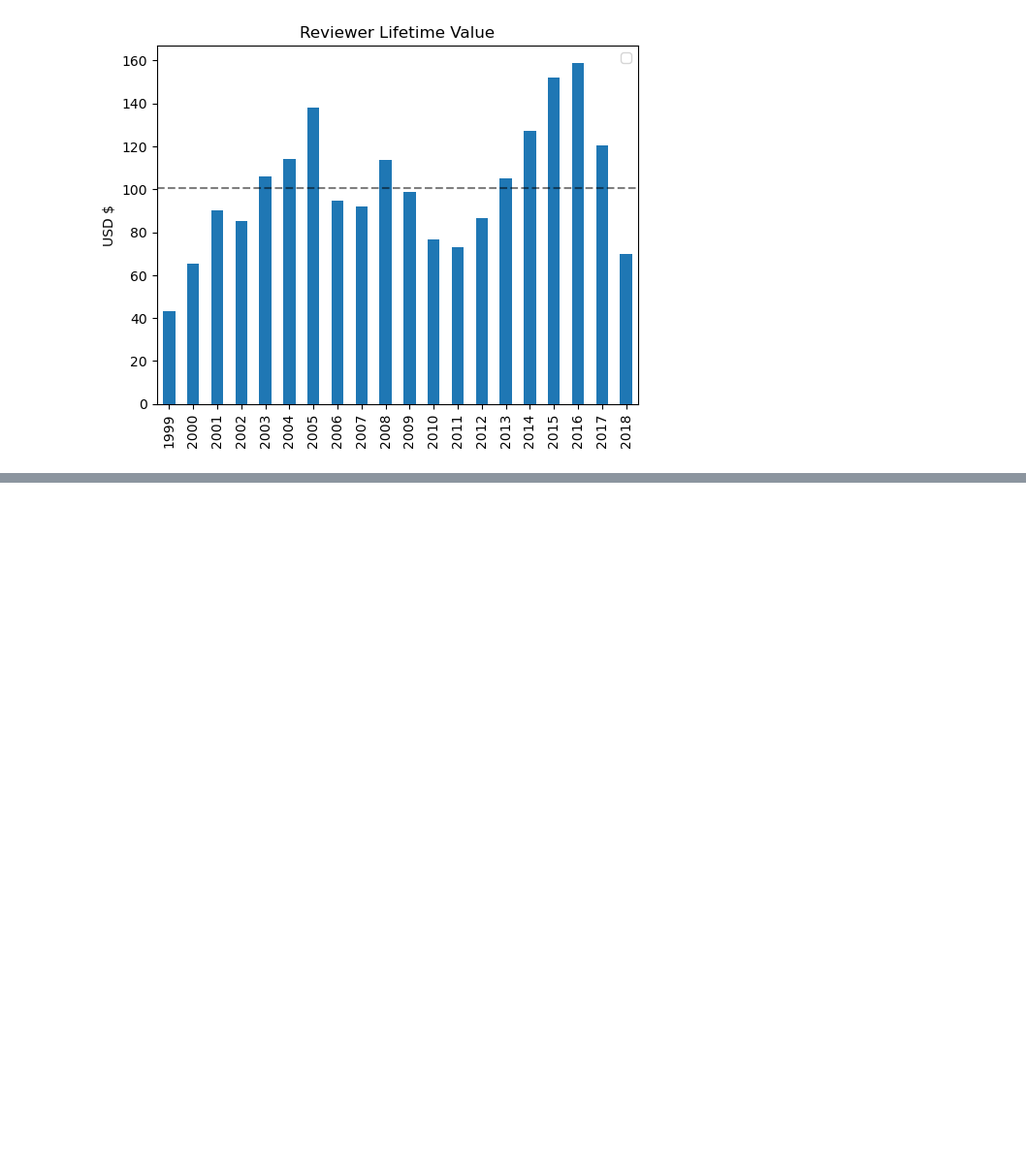
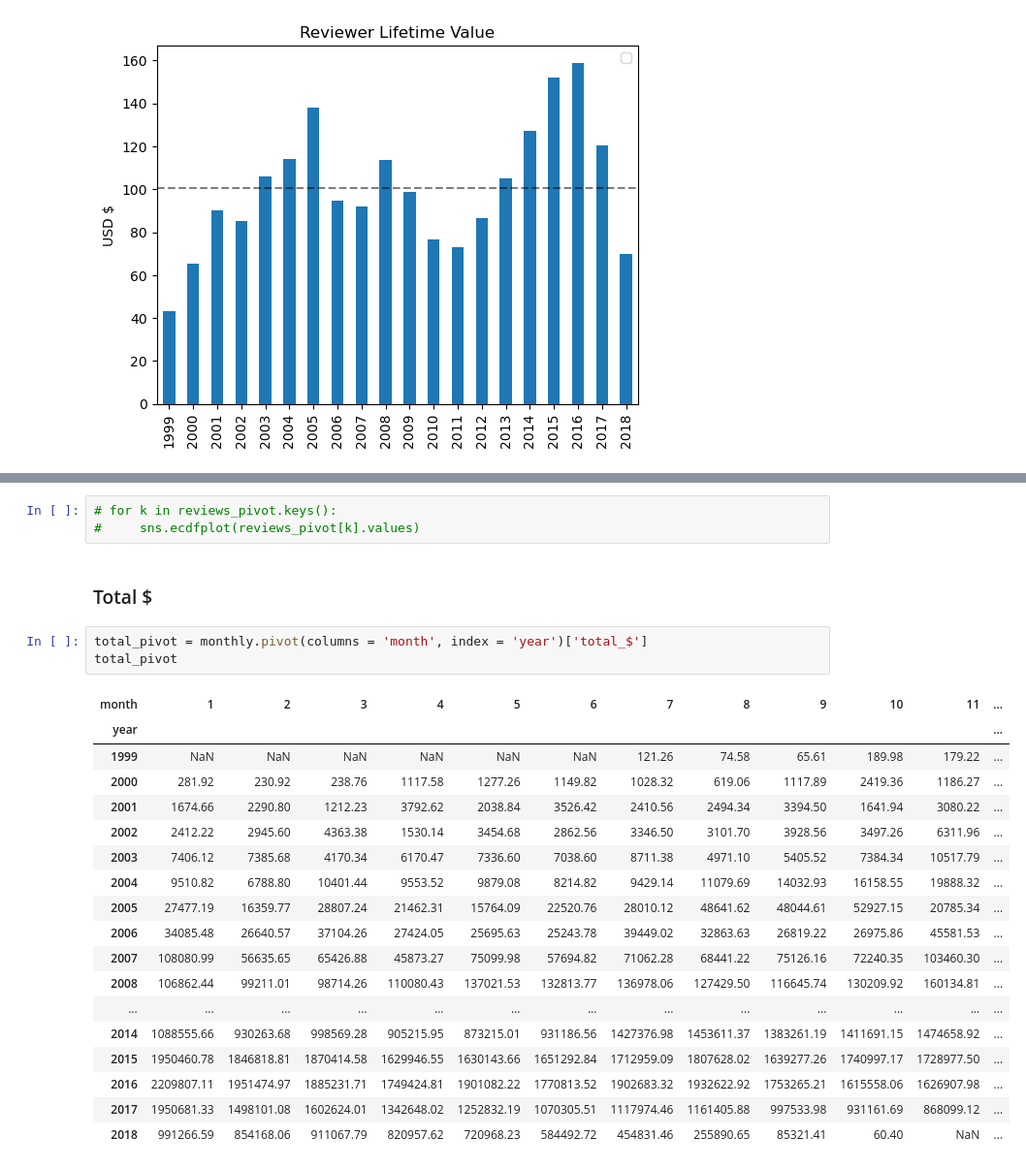
Before and after one commit to clmangham/amazon_electronics_reviewer_value, a Jupyter notebook: electronics_analysis.ipynb, the cells around one changed output, grey strips where cells are left out. Shown: that part at 97% size. Cells and saved outputs as stored; diff of their text form; blank space fills up the shorter version.

```diff
--- a/electronics_analysis.ipynb
+++ b/electronics_analysis.ipynb
@@ -326,0 +387,27 @@ plt.show()
+# %%
+# for k in reviews_pivot.keys():
+#     sns.ecdfplot(reviews_pivot[k].values)
+# %% [markdown]
+### Total $
+# %%
+total_pivot = monthly.pivot(columns = 'month', index = 'year')['total_$']
+total_pivot
+# %% [output]
+| month | 1 | 2 | 3 | 4 | 5 | 6 | 7 | 8 | 9 | 10 | 11 | ... |
+| year |  |  |  |  |  |  |  |  |  |  |  | ... |
+| 1999 | NaN | NaN | NaN | NaN | NaN | NaN | 121.26 | 74.58 | 65.61 | 189.98 | 179.22 | ... |
+| 2000 | 281.92 | 230.92 | 238.76 | 1117.58 | 1277.26 | 1149.82 | 1028.32 | 619.06 | 1117.89 | 2419.36 | 1186.27 | ... |
+| 2001 | 1674.66 | 2290.80 | 1212.23 | 3792.62 | 2038.84 | 3526.42 | 2410.56 | 2494.34 | 3394.50 | 1641.94 | 3080.22 | ... |
+| 2002 | 2412.22 | 2945.60 | 4363.38 | 1530.14 | 3454.68 | 2862.56 | 3346.50 | 3101.70 | 3928.56 | 3497.26 | 6311.96 | ... |
+| 2003 | 7406.12 | 7385.68 | 4170.34 | 6170.47 | 7336.60 | 7038.60 | 8711.38 | 4971.10 | 5405.52 | 7384.34 | 10517.79 | ... |
+| 2004 | 9510.82 | 6788.80 | 10401.44 | 9553.52 | 9879.08 | 8214.82 | 9429.14 | 11079.69 | 14032.93 | 16158.55 | 19888.32 | ... |
+| 2005 | 27477.19 | 16359.77 | 28807.24 | 21462.31 | 15764.09 | 22520.76 | 28010.12 | 48641.62 | 48044.61 | 52927.15 | 20785.34 | ... |
+| 2006 | 34085.48 | 26640.57 | 37104.26 | 27424.05 | 25695.63 | 25243.78 | 39449.02 | 32863.63 | 26819.22 | 26975.86 | 45581.53 | ... |
+| 2007 | 108080.99 | 56635.65 | 65426.88 | 45873.27 | 75099.98 | 57694.82 | 71062.28 | 68441.22 | 75126.16 | 72240.35 | 103460.30 | ... |
+| 2008 | 106862.44 | 99211.01 | 98714.26 | 110080.43 | 137021.53 | 132813.77 | 136978.06 | 127429.50 | 116645.74 | 130209.92 | 160134.81 | ... |
+| ... | ... | ... | ... | ... | ... | ... | ... | ... | ... | ... | ... | ... |
+| 2014 | 1088555.66 | 930263.68 | 998569.28 | 905215.95 | 873215.01 | 931186.56 | 1427376.98 | 1453611.37 | 1383261.19 | 1411691.15 | 1474658.92 | ... |
+| 2015 | 1950460.78 | 1846818.81 | 1870414.58 | 1629946.55 | 1630143.66 | 1651292.84 | 1712959.09 | 1807628.02 | 1639277.26 | 1740997.17 | 1728977.50 | ... |
+| 2016 | 2209807.11 | 1951474.97 | 1885231.71 | 1749424.81 | 1901082.22 | 1770813.52 | 1902683.32 | 1932622.92 | 1753265.21 | 1615558.06 | 1626907.98 | ... |
+| 2017 | 1950681.33 | 1498101.08 | 1602624.01 | 1342648.02 | 1252832.19 | 1070305.51 | 1117974.46 | 1161405.88 | 997533.98 | 931161.69 | 868099.12 | ... |
+| 2018 | 991266.59 | 854168.06 | 911067.79 | 820957.62 | 720968.23 | 584492.72 | 454831.46 | 255890.65 | 85321.41 | 60.40 | NaN | ... |
```
Also changed, not shown: parts of 13 cells of this notebook.
